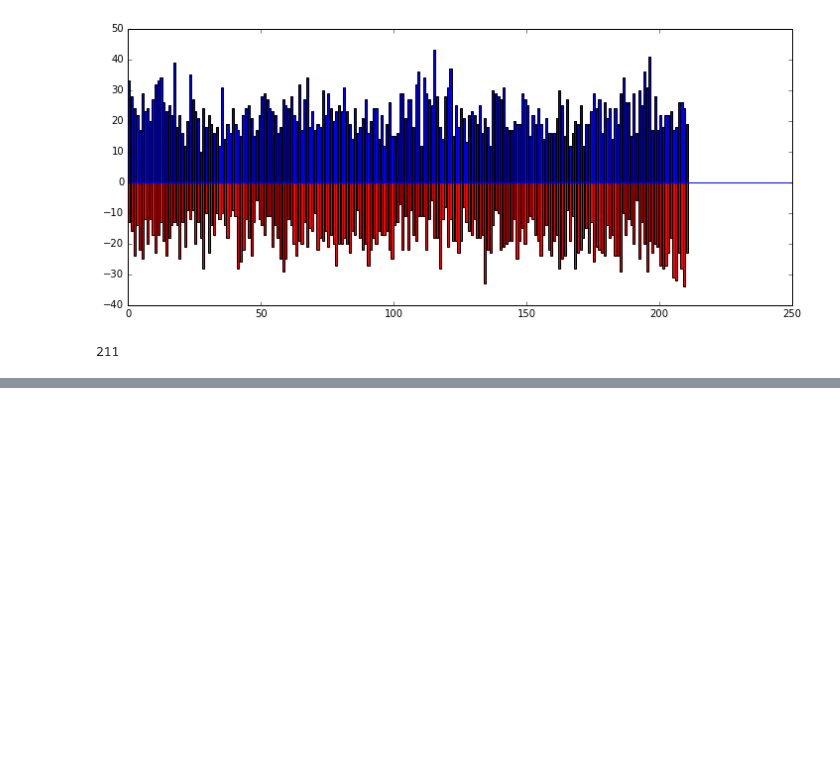
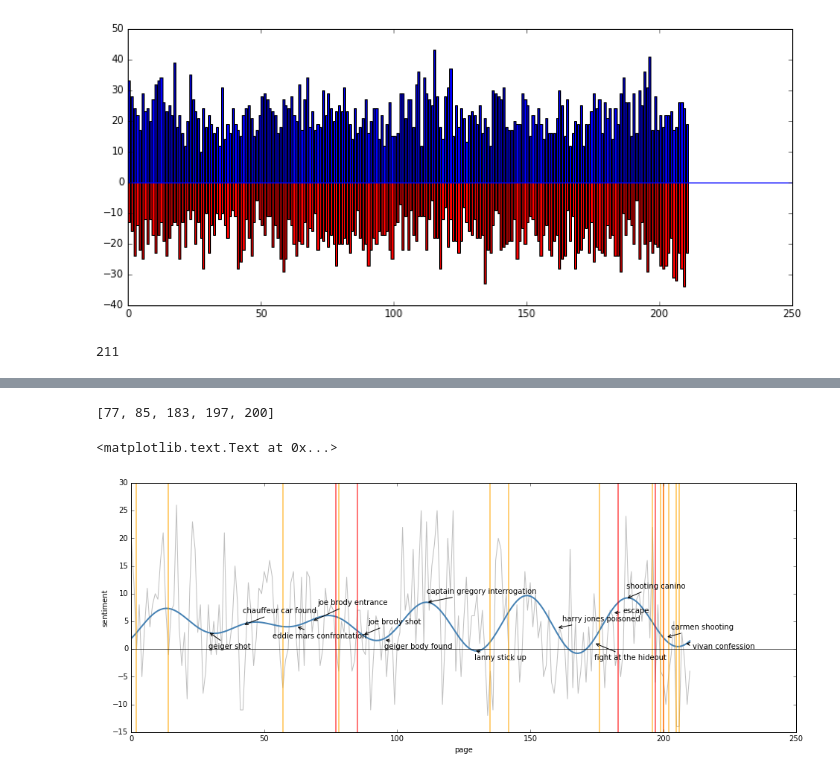
Before and after one commit to annemanguyen/metis_projects, a Jupyter notebook: sent_dict.ipynb, the cells around one changed output, grey strips where cells are left out. Drawn from its saved outputs; the diff is of its cells as text; code cells hidden in the pictures; blank space fills up the shorter version.

```diff
--- a/sent_dict.ipynb
+++ b/sent_dict.ipynb
@@ -162,0 +219,2 @@ plt.bar(range(len(womancount)),womancount,color='g')
+# %%
+womanpage = [i for i in range(len(womancount)) if womancount[i] > 20]
@@ -178,0 +240,2 @@ plt.bar(range(len(guncount)),guncount)
+# %%
+gunpage = [i for i in range(len(guncount)) if guncount[i] > 3]
@@ -178,0 +343,72 @@ plt.bar(range(len(guncount)),guncount)
+# %%
+x= range(len(pagesent))
+# %%
+gunpage
+# %% [output]
+[77, 85, 183, 197, 200]
+# %%
+cN = 211
+cx = np.linspace(0,2*np.pi,cN)
+cy = np.asarray(pagesent)
+
+cw = scipy.fftpack.rfft(cy)
+cf = scipy.fftpack.rfftfreq(cN, cx[1]-cx[0])
+cspectrum = cw**2
+
+ccutoff_idx = cspectrum < (cspectrum.max()/13)
+cw2 = cw.copy()
+cw2[ccutoff_idx] = 0
+
+cy2 = scipy.fftpack.irfft(cw2)
+
+fig = plt.figure(figsize=(16,6))
+ax = fig.add_subplot(111)
+plt.plot(x,cy, alpha=0.5, color='grey')
+plt.plot(x,cy2, linewidth=2, color='steelblue')
+
+
+ax.annotate('geiger shot', xy=(29, 3.1), xytext=(29, 0),
+            arrowprops=dict(arrowstyle='->'))
+ax.annotate('chauffeur car found', xy=(42, 4.3), xytext=(42, 6.5),
+            arrowprops=dict(arrowstyle='->'))
+ax.annotate('eddie mars confrontation', xy=(62, 4.1), xytext=(53, 2),
+            arrowprops=dict(arrowstyle='->'))
+ax.annotate('joe brody entrance', xy=(68, 5),xytext=(70, 8),
+            arrowprops=dict(arrowstyle='->'))
+ax.annotate('joe brody shot', xy=(87, 2.5), xytext=(89,4.5),
+            arrowprops=dict(arrowstyle='->'))
+ax.annotate('geiger body found', xy=(95, 1.7), xytext=(95,0),
+            arrowprops=dict(arrowstyle='->'))
+ax.annotate('captain gregory interrogation', xy=(111, 8.4), xytext=(111,10),
+            arrowprops=dict(arrowstyle='->'))
+ax.annotate('lanny stick up', xy=(129, -0.2),xytext=(129,-2),
+            arrowprops=dict(arrowstyle='->'))
+ax.annotate('harry jones poisoned', xy=(160, 3.8),xytext=(162, 5),
+            arrowprops=dict(arrowstyle='->'))
+ax.annotate('fight at the hideout', xy=(174, 1.1), xytext=(174, -2),
+            arrowprops=dict(arrowstyle='->'))
+ax.annotate('escape', xy=(181, 6.5), xytext=(185,6.5),
+            arrowprops=dict(arrowstyle='->'))
+ax.annotate('shooting canino', xy=(186, 9.1), xytext=(186, 11),
+            arrowprops=dict(arrowstyle='->'))
+ax.annotate('carmen shooting', xy=(201, 2.1), xytext=(203, 3.5),
+            arrowprops=dict(arrowstyle='->'))
+ax.annotate('vivan confession', xy=(208, 1), xytext=(211, 0),
+            arrowprops=dict(arrowstyle='->'))
+
+
+guns = gunpage
+for xc in guns:
+    plt.axvline(x=xc,color='r', linewidth=1.5, alpha = 0.7)
+
+girls = womanpage
+for xg in girls:
+    plt.axvline(x=xg, color='orange', linewidth=1.5, alpha = 0.7)
+
+plt.axhline(y=0, color='black', alpha=0.7)
+
+plt.xlabel('page')
+plt.ylabel('sentiment')
+# %% [output]
+<matplotlib.text.Text at 0x...>
+[figure, added]
```
Also changed, not shown: parts of 31 cells of this notebook, 21 other files.
